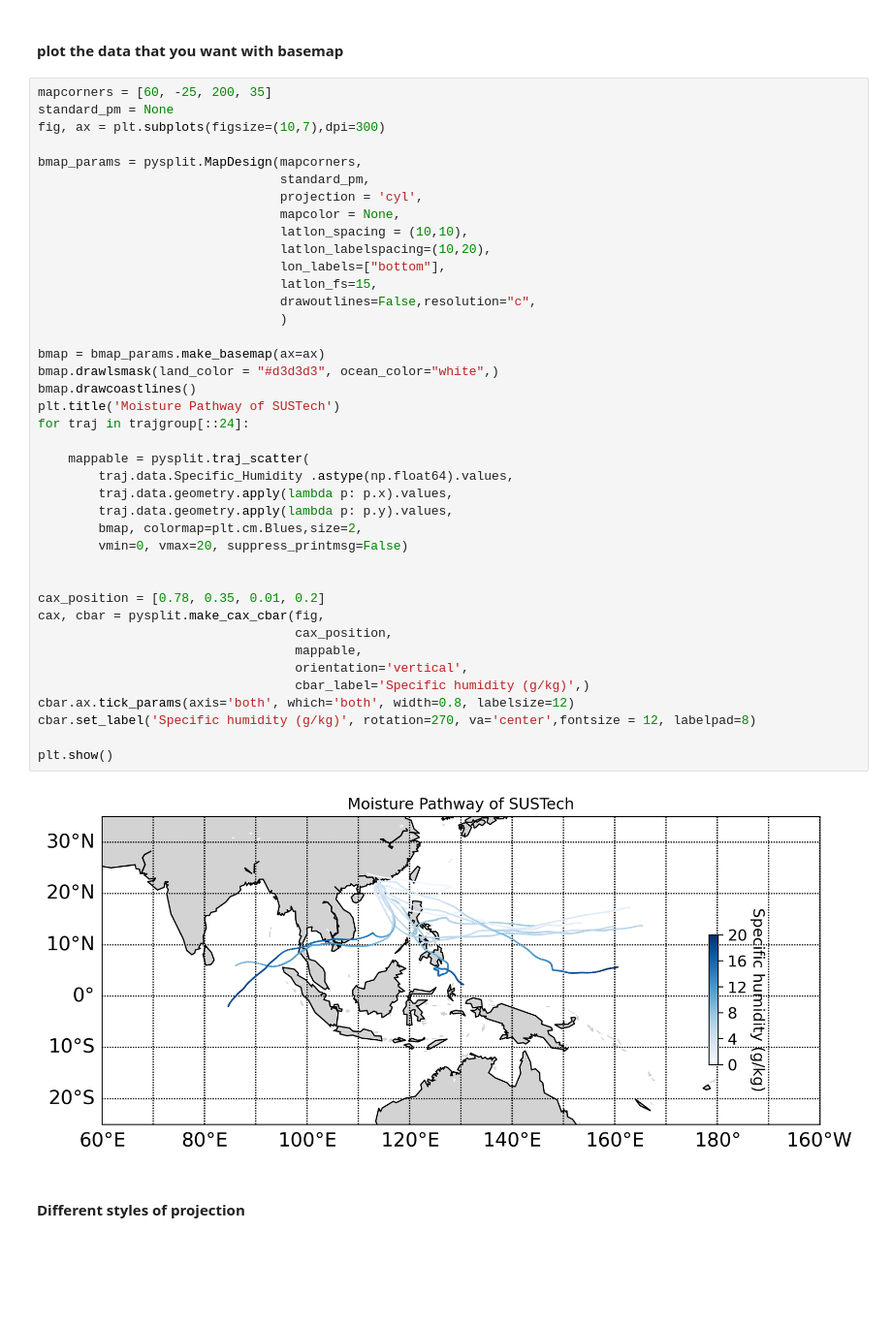
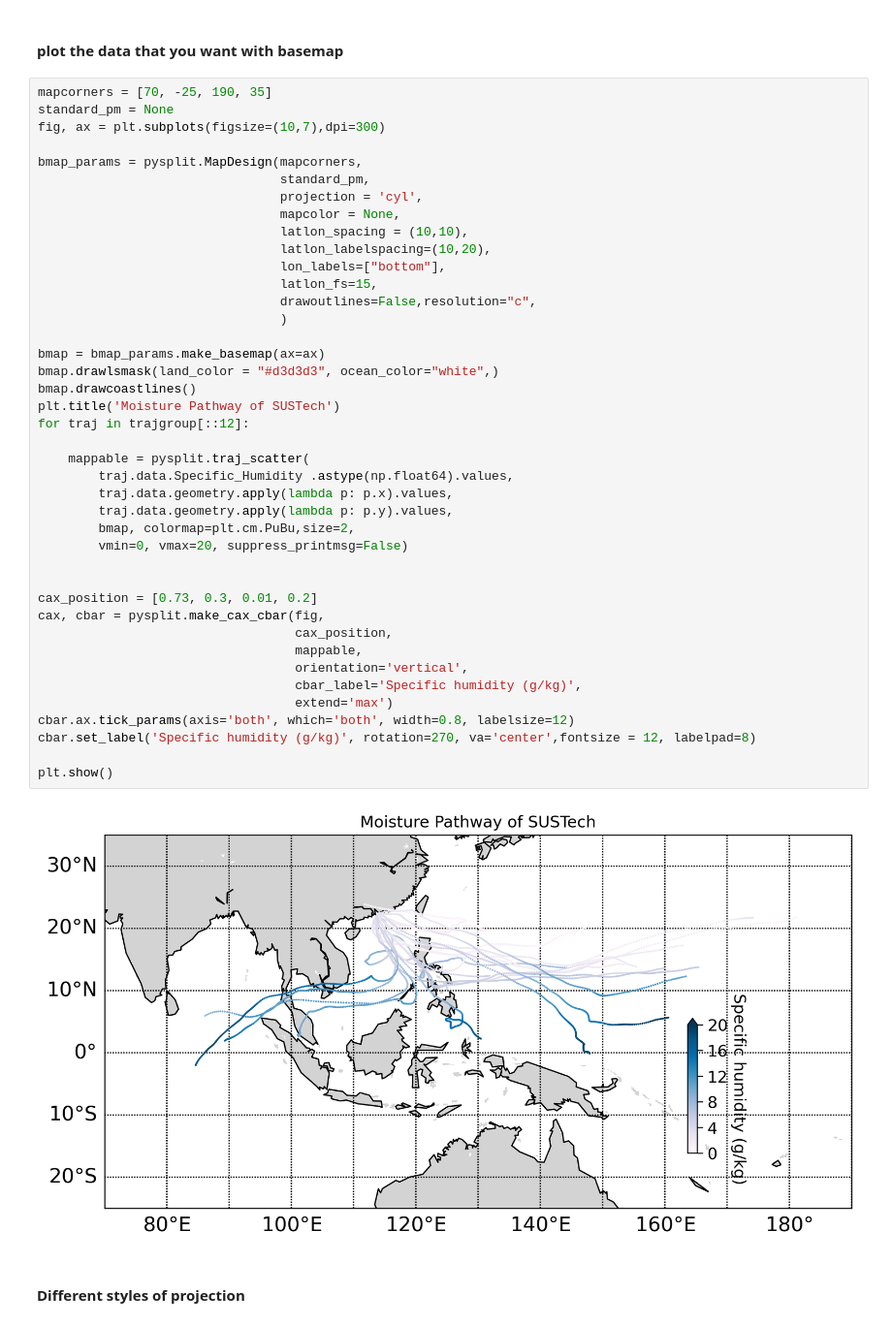
Before and after one commit to Gong001/flash_drought, a Jupyter notebook: hysplit_sustech.ipynb, the cells around one changed output. Shown at 97% size. Cells and saved outputs as stored; diff of their text form; blank space fills up the shorter version.

```diff
--- a/hysplit_sustech.ipynb
+++ b/hysplit_sustech.ipynb
@@ -100,7 +100,7 @@ trajgroup.trajectories[0].data
 # %% [markdown]
 #### plot the data that you want with basemap
 # %%
-mapcorners = [60, -25, 200, 35]
+mapcorners = [70, -25, 190, 35]
 standard_pm = None
 fig, ax = plt.subplots(figsize=(10,7),dpi=300)
 
@@ -109,38 +109,39 @@ bmap_params = pysplit.MapDesign(mapcorners,
                                 projection = 'cyl',
                                 mapcolor = None,
                                 latlon_spacing = (10,10),
                                 latlon_labelspacing=(10,20),
                                 lon_labels=["bottom"],
                                 latlon_fs=15,
                                 drawoutlines=False,resolution="c",
                                 )
 
 bmap = bmap_params.make_basemap(ax=ax)
 bmap.drawlsmask(land_color = "#d3d3d3", ocean_color="white",)
 bmap.drawcoastlines()
 plt.title('Moisture Pathway of SUSTech')
-for traj in trajgroup[::24]:
+for traj in trajgroup[::12]:
 
     mappable = pysplit.traj_scatter(
         traj.data.Specific_Humidity	.astype(np.float64).values,
         traj.data.geometry.apply(lambda p: p.x).values,
         traj.data.geometry.apply(lambda p: p.y).values,
-        bmap, colormap=plt.cm.Blues,size=2,
+        bmap, colormap=plt.cm.PuBu,size=2,
         vmin=0, vmax=20, suppress_printmsg=False)
 
 
-cax_position = [0.78, 0.35, 0.01, 0.2]
+cax_position = [0.73, 0.3, 0.01, 0.2]
 cax, cbar = pysplit.make_cax_cbar(fig,
                                   cax_position,
                                   mappable,
                                   orientation='vertical',
-                                  cbar_label='Specific humidity (g/kg)',)
+                                  cbar_label='Specific humidity (g/kg)',
+                                  extend='max')
 cbar.ax.tick_params(axis='both', which='both', width=0.8, labelsize=12)
 cbar.set_label('Specific humidity (g/kg)', rotation=270, va='center',fontsize = 12, labelpad=8)
 
 plt.show()
 # %% [output]
-[figure, old version]
+[figure, new version]
 # %% [markdown]
 #### Different styles of projection
 # %%
```
Also changed, not shown: parts of 17 cells of this notebook.
